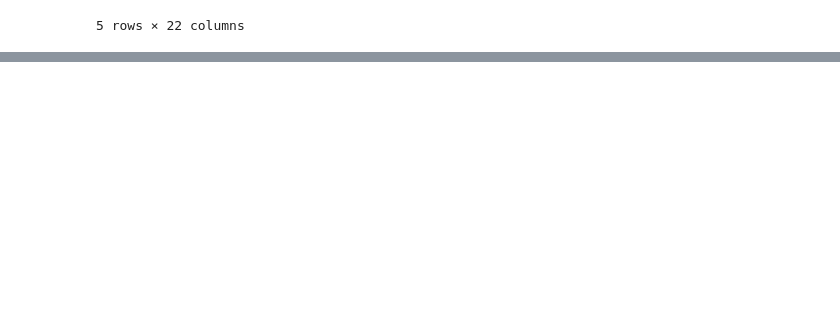
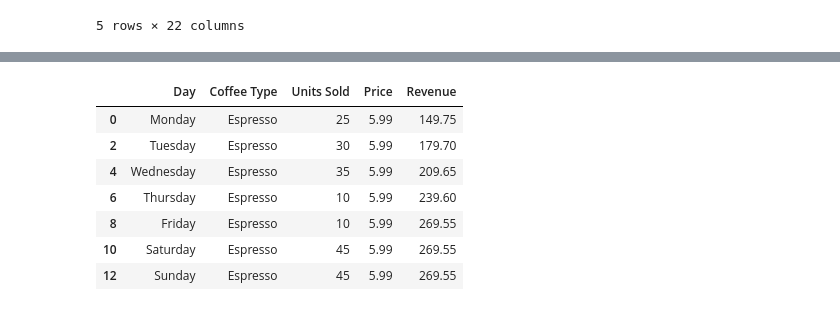
Before and after one commit to mus9090/pandas-practice, a Jupyter notebook: 01-basics.ipynb, the cells around one changed output, grey strips where cells are left out. Saved outputs shown, nothing was run; the diff lists cells and outputs as text; code cells hidden in the pictures; blank space fills up the shorter version.

```diff
--- a/01-basics.ipynb
+++ b/01-basics.ipynb
@@ -622,0 +640,3 @@ combined_df.head()
+# %%
+coffee.loc[5:8,"Units Sold"]=10
+coffee.head
@@ -622,0 +695,11 @@ combined_df.head()
+# %%
+coffee[coffee["Coffee Type"]=="Espresso"]
+# %% [output]
+|  | Day | Coffee Type | Units Sold | Price | Revenue |
+| 0 | Monday | Espresso | 25 | 5.99 | 149.75 |
+| 2 | Tuesday | Espresso | 30 | 5.99 | 179.70 |
+| 4 | Wednesday | Espresso | 35 | 5.99 | 209.65 |
+| 6 | Thursday | Espresso | 10 | 5.99 | 239.60 |
+| 8 | Friday | Espresso | 10 | 5.99 | 269.55 |
+| 10 | Saturday | Espresso | 45 | 5.99 | 269.55 |
+| 12 | Sunday | Espresso | 45 | 5.99 | 269.55 |
```
Also changed, not shown: parts of 5 cells of this notebook.
